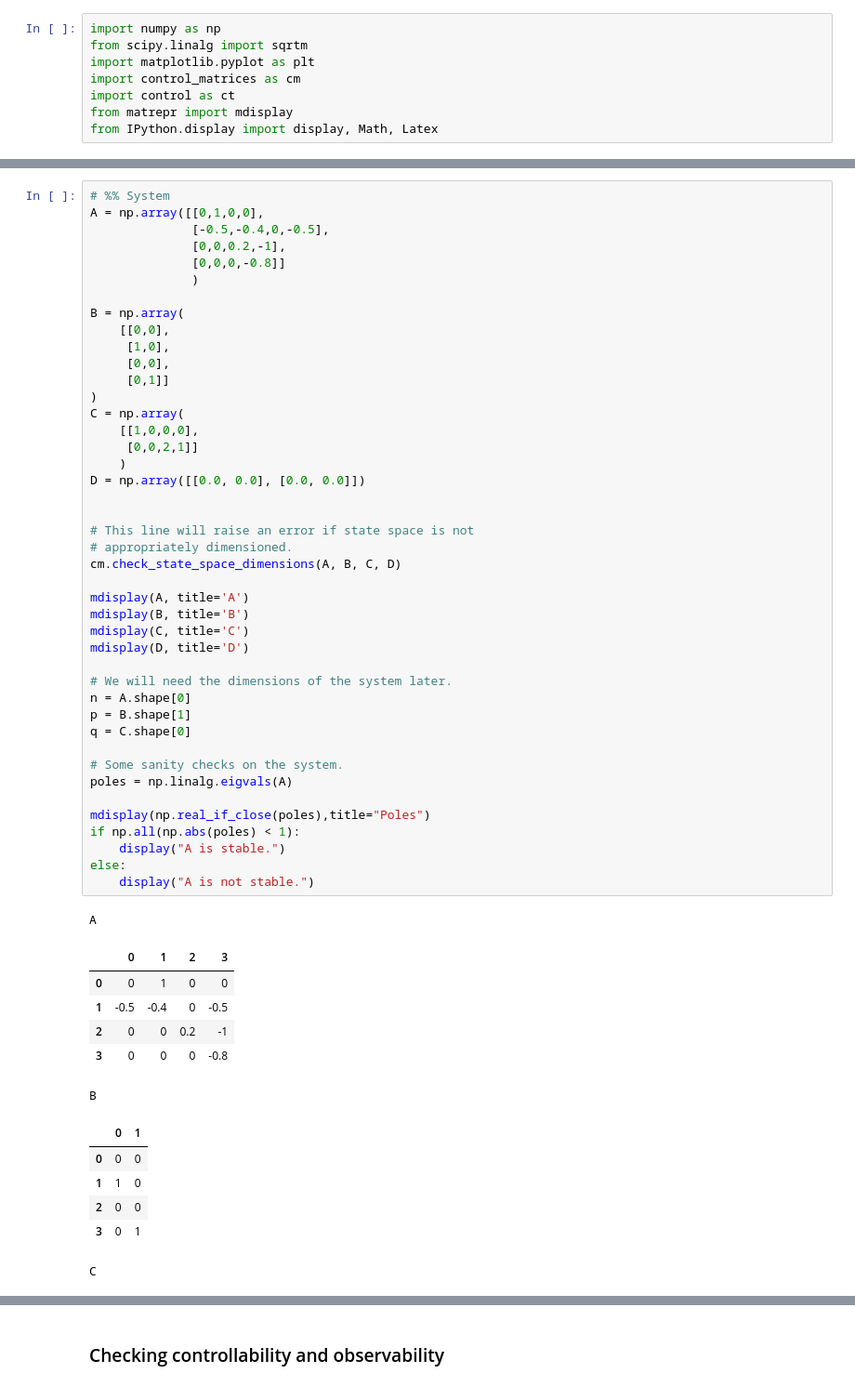
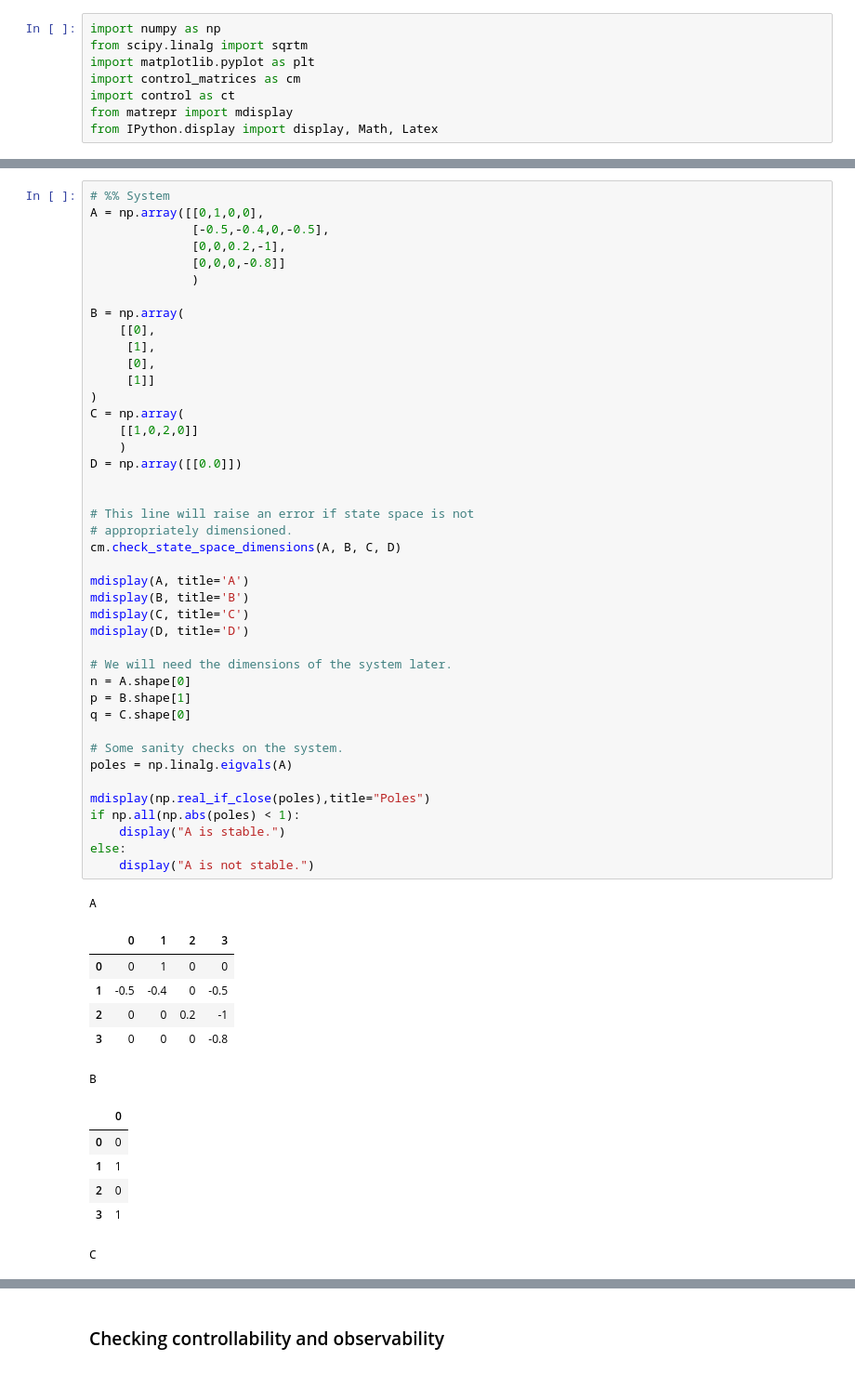
Before and after one commit to villekjellqvist/Data-Driven-Control, a Jupyter notebook: Ho-Kalman.ipynb, the cells around one changed output, grey strips where cells are left out. Shown at 93% size. Drawn from its saved outputs; the diff is of its cells as text.

```diff
--- a/Ho-Kalman.ipynb
+++ b/Ho-Kalman.ipynb
@@ -32,52 +33,51 @@ A = np.array([[0,1,0,0],
               )
 
 B = np.array(
-    [[0,0],
-     [1,0],
-     [0,0],
-     [0,1]]
+    [[0],
+     [1],
+     [0],
+     [1]]
 )
 C = np.array(
-    [[1,0,0,0],
-     [0,0,2,1]]
+    [[1,0,2,0]]
     )
-D = np.array([[0.0, 0.0], [0.0, 0.0]])
+D = np.array([[0.0]])
 
 
 # This line will raise an error if state space is not
 # appropriately dimensioned.
 cm.check_state_space_dimensions(A, B, C, D)
 
 mdisplay(A, title='A')
 mdisplay(B, title='B')
 mdisplay(C, title='C')
 mdisplay(D, title='D')
 
 # We will need the dimensions of the system later.
 n = A.shape[0]
 p = B.shape[1]
 q = C.shape[0]
 
 # Some sanity checks on the system.
 poles = np.linalg.eigvals(A)
 
 mdisplay(np.real_if_close(poles),title="Poles")
 if np.all(np.abs(poles) < 1):
     display("A is stable.")
 else:
     display("A is not stable.")
 # %% [output]
 A
 |  | 0 | 1 | 2 | 3 |
 | 0 | 0 | 1 | 0 | 0 |
 | 1 | -0.5 | -0.4 | 0 | -0.5 |
 | 2 | 0 | 0 | 0.2 | -1 |
 | 3 | 0 | 0 | 0 | -0.8 |
 B
-|  | 0 | 1 |
-| 0 | 0 | 0 |
-| 1 | 1 | 0 |
-| 2 | 0 | 0 |
-| 3 | 0 | 1 |
+|  | 0 |
+| 0 | 0 |
+| 1 | 1 |
+| 2 | 0 |
+| 3 | 1 |
 C
 |  | 0 | 1 | 2 | 3 |
```
Also changed, not shown: parts of 14 cells of this notebook, 4 other files.
